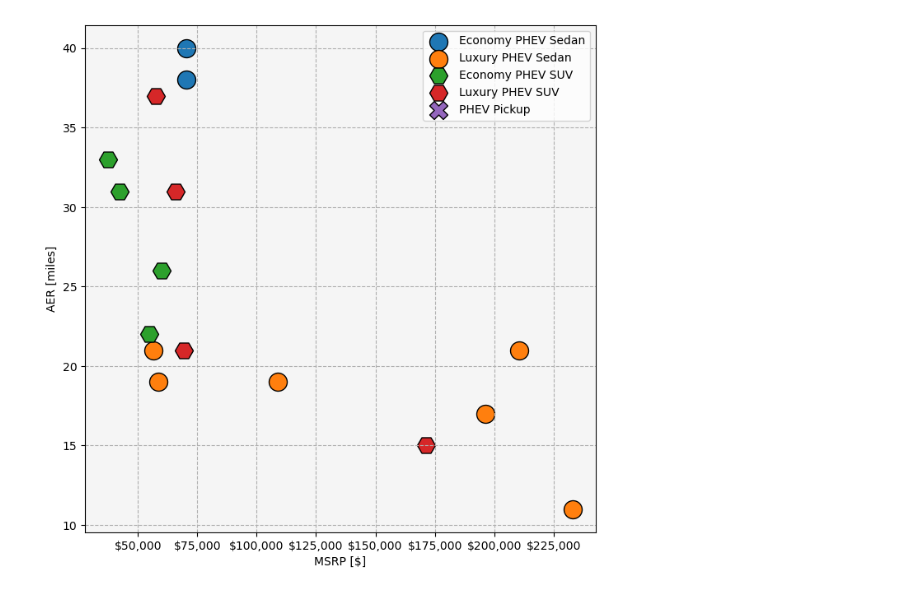
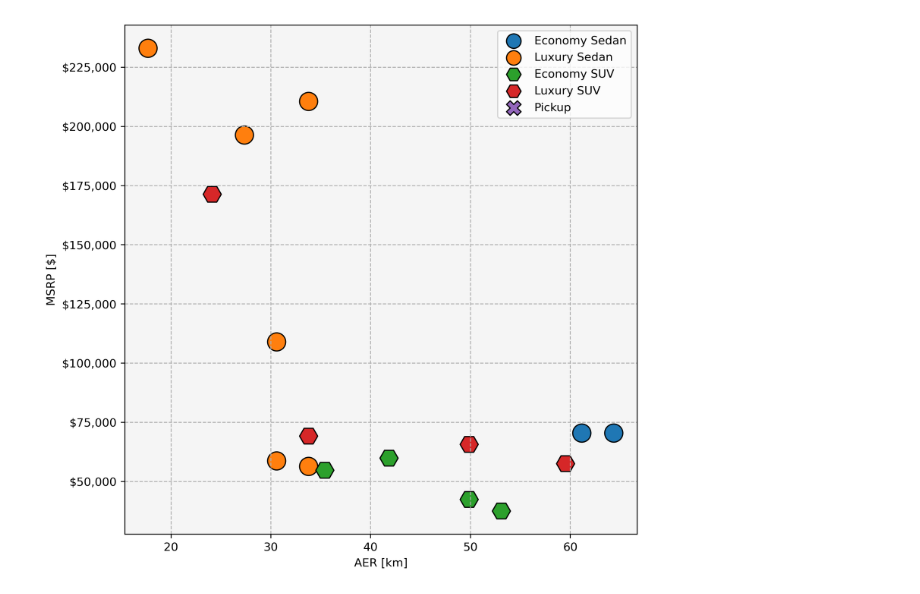
Before and after one commit to airabino/EV_TCO, a Jupyter notebook: Market.ipynb, the cells around one changed output. Drawn from its saved outputs; the diff is of its cells as text; code cells hidden in the pictures.

```diff
--- a/Market.ipynb
+++ b/Market.ipynb
@@ -12,6 +12,8 @@ import matplotlib.pyplot as plt
 
 import src
 from src.reload import deep_reload
+# %%
+figure_save_path='../sPHEV_Paper/Document/figs/'
 # %%
 df_veh_info=pd.read_excel('vehicles-2023-06-22.xlsx')
 df_veh_info=df_veh_info[~np.isnan(df_veh_info['AER Low'])]
@@ -49,54 +51,59 @@ for key0,val0 in categories.items():
 # %%
 deep_reload(src)
 import matplotlib.ticker as mtick
 
 s=250
 ec='k'
 fontsize=10
 
 plt.rc('font', size=fontsize)
 
-fig,ax=plt.subplots(figsize=(8,8))
+fig,ax=plt.subplots(1,1,figsize=(8,8),dpi=300)
+if not hasattr(ax,'__iter__'):
+    ax=[ax]
 
-ax.scatter(
-    info['sedan']['economy']['phev']['MSRP'],
-    info['sedan']['economy']['phev']['AER'],
+dependent='AER'
+independent='MSRP'
+
+ax[0].scatter(
+    info['sedan']['economy']['phev'][dependent]*1.609,
+    info['sedan']['economy']['phev'][independent],
     s=s,marker='o',ec=ec,
-    label='Economy PHEV Sedan')
+    label='Economy Sedan')
 
-ax.scatter(
-    info['sedan']['luxury']['phev']['MSRP'],
-    info['sedan']['luxury']['phev']['AER'],
+ax[0].scatter(
+    info['sedan']['luxury']['phev'][dependent]*1.609,
+    info['sedan']['luxury']['phev'][independent],
     s=s,marker='o',ec=ec,
-    label='Luxury PHEV Sedan')
+    label='Luxury Sedan')
 
-ax.scatter(
-    info['suv']['economy']['phev']['MSRP'],
-    info['suv']['economy']['phev']['AER'],
+ax[0].scatter(
+    info['suv']['economy']['phev'][dependent]*1.609,
+    info['suv']['economy']['phev'][independent],
     s=s,marker='H',ec=ec,
-    label='Economy PHEV SUV')
+    label='Economy SUV')
 
-ax.scatter(
-    info['suv']['luxury']['phev']['MSRP'],
-    info['suv']['luxury']['phev']['AER'],
+ax[0].scatter(
+    info['suv']['luxury']['phev'][dependent]*1.609,
+    info['suv']['luxury']['phev'][independent],
     s=s,marker='H',ec=ec,
-    label='Luxury PHEV SUV')
+    label='Luxury SUV')
 
-ax.scatter(
-    info['pickup']['economy']['phev']['MSRP'],
-    info['pickup']['economy']['phev']['AER'],
+ax[0].scatter(
+    info['pickup']['economy']['phev'][dependent]*1.609,
+    info['pickup']['economy']['phev'][independent],
     s=s,marker='X',ec=ec,
-    label='PHEV Pickup')
+    label='Pickup')
 
 formatter=mtick.StrMethodFormatter('${x:,.0f}')
-ax.set_xlabel('MSRP [$]')
-ax.xaxis.set_major_formatter(formatter)
-ax.set_ylabel('AER [miles]')
+ax[0].set_xlabel('AER [km]')
+ax[0].yaxis.set_major_formatter(formatter)
+ax[0].set_ylabel('MSRP [$]')
 
-ax.grid(ls='--')
-ax.legend(loc=1)
-ax.set_facecolor('whitesmoke')
+ax[0].grid(ls='--')
+ax[0].legend(loc=0,markerscale=.8)
+ax[0].set_facecolor('whitesmoke')
 
-# fig.savefig('Document/figs/PriceRange_PHEVs.png',bbox_inches='tight',dpi=300)
+fig.savefig(figure_save_path+'MSRP_AER_PHEV.png',bbox_inches='tight')
 # %% [output]
-[figure, old version]
+[figure, new version]
```
Also changed, not shown: parts of 6 cells of this notebook.
